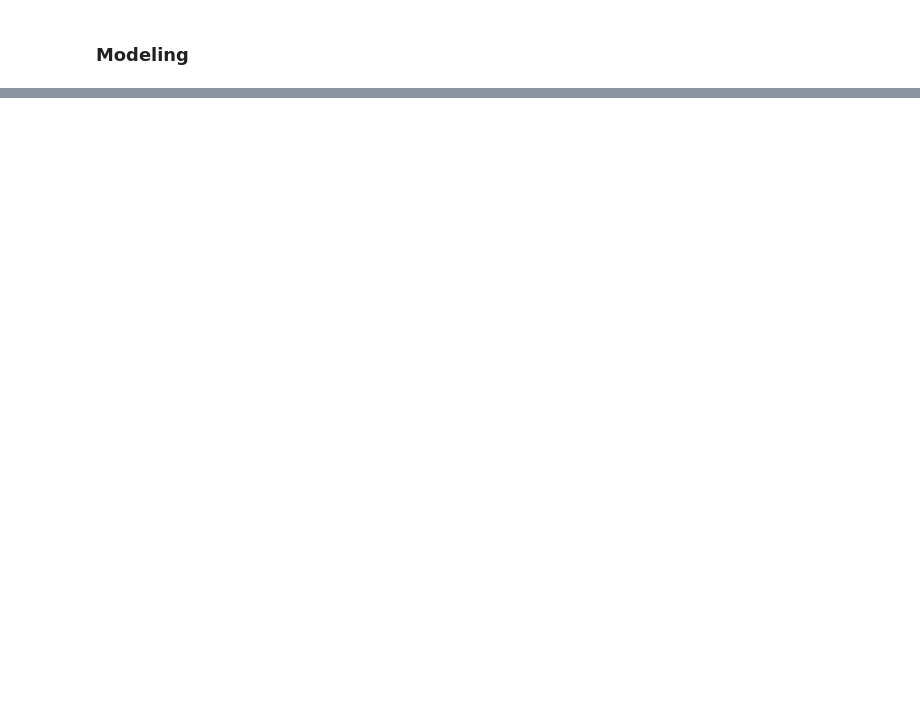
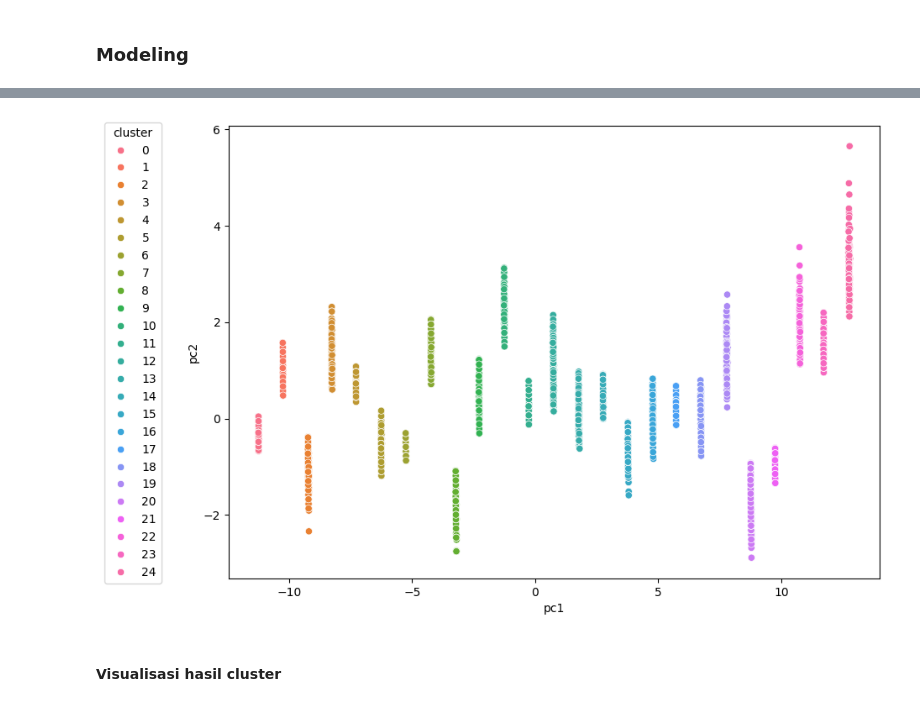
Before and after one commit to bagusatya08/K-Means-Clustering-Airline_Customer, a Jupyter notebook: clustering.ipynb, the cells around one changed output, grey strips where cells are left out. Drawn from its saved outputs; the diff is of its cells as text; code cells hidden in the pictures; blank space fills up the shorter version.

```diff
--- a/clustering.ipynb
+++ b/clustering.ipynb
@@ -765,0 +886,5 @@ plt.show()
+# %%
+kmeans = KMeans(n_clusters=25, init='k-means++', max_iter=300, n_init=10, random_state=89)
+kmeans.fit(data.values)
+
+y_kmeans = kmeans.fit_predict(data.values)
@@ -765,0 +895,3 @@ plt.show()
+# %%
+data.loc[:,['Cluster_Id']] = kmeans.labels_
+data.sample(5, random_state=89)
@@ -765,0 +907,4 @@ plt.show()
+# %%
+pcs = PCA(n_components=2).fit_transform(data)
+pdata = pd.DataFrame(data = pcs, columns=['pc1','pc2'])
+pdata.describe()
@@ -765,0 +921,11 @@ plt.show()
+# %%
+pdata['cluster'] = pd.Categorical(kmeans.labels_)
+# %%
+plt.figure(figsize=(10,7))
+sc = sns.scatterplot(x="pc1",y="pc2",hue="cluster",data=pdata)
+sc.legend(title='cluster', loc='upper left', bbox_to_anchor=(-0.2, 0.52, 0.5, 0.5))
+plt.show()
+# %% [output]
+[figure, added]
+# %% [markdown]
+#### Visualisasi hasil cluster
```
Also changed, not shown: parts of 34 cells of this notebook.
